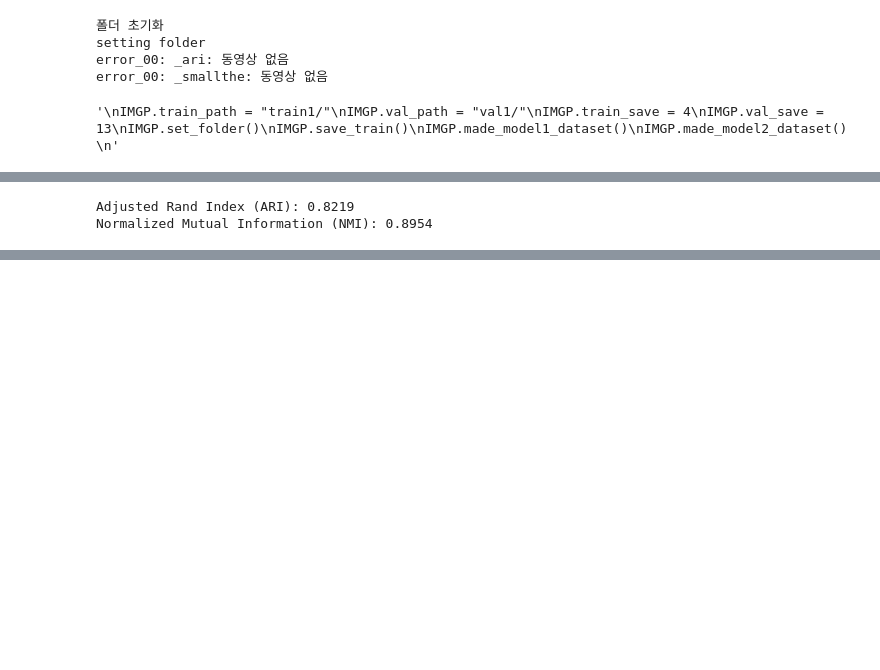
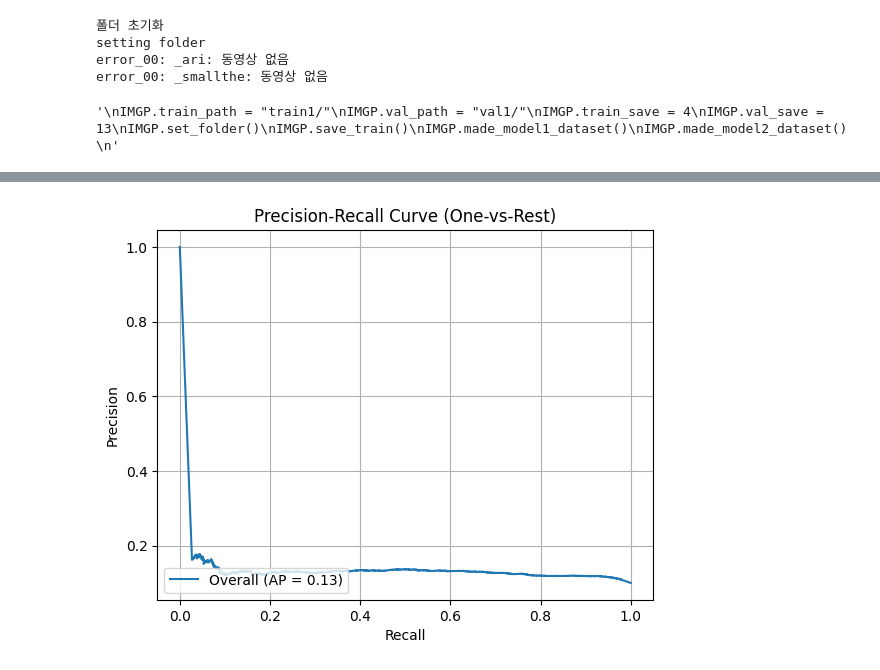
Before and after one commit to unluckid/model, a Jupyter notebook: tunning.ipynb, the cells around one changed output, grey strips where cells are left out. Cells and saved outputs as stored; diff of their text form; code cells hidden in the pictures; blank space fills up the shorter version.

```diff
--- a/tunning.ipynb
+++ b/tunning.ipynb
@@ -331,15 +322,31 @@ plt.show()
-# %%
-from sklearn.metrics import adjusted_rand_score, normalized_mutual_info_score
-
-# 실제 라벨과 클러스터 라벨
-true_labels = np.argmax(labels, axis=1)
-
-# ARI & NMI 계산
-ari = adjusted_rand_score(true_labels, clusters)
-nmi = normalized_mutual_info_score(true_labels, clusters)
-
-print(f"Adjusted Rand Index (ARI): {ari:.4f}")
-print(f"Normalized Mutual Information (NMI): {nmi:.4f}")
-# %% [output]
-Adjusted Rand Index (ARI): 0.8219
-Normalized Mutual Information (NMI): 0.8954
+# %%
+y_true = val_generator.classes  # 실제 클래스 라벨
+
+# 예측 확률 계산 (전체 검증 데이터에 대해 예측)
+y_scores = model2.predict(val_generator)
+
+# y_true와 y_scores의 길이 확인
+print(f"y_true: {len(y_true)}, y_scores: {y_scores.shape[0]}")
+
+# 각 클래스를 하나로 통합하여 One-vs-Rest 방식으로 precision-recall curve 계산
+# 각 샘플에 대해 가장 높은 예측 확률을 갖는 클래스 선택
+y_true_one_hot = np.zeros_like(y_scores)
+y_true_one_hot[np.arange(len(y_true)), y_true] = 1  # 실제 클래스 라벨을 One-hot 형식으로 변환
+
+# precision-recall curve 계산
+precision, recall, _ = precision_recall_curve(y_true_one_hot.ravel(), y_scores.ravel())
+
+# 평균 정밀도 (Average Precision) 계산
+average_precision = average_precision_score(y_true_one_hot.ravel(), y_scores.ravel())
+
+# Precision-Recall Curve 그리기
+plt.plot(recall, precision, label=f'Overall (AP = {average_precision:.2f})')
+
+# 그래프 설정
+plt.xlabel('Recall')
+plt.ylabel('Precision')
+plt.title('Precision-Recall Curve (One-vs-Rest)')
+plt.legend(loc='lower left')
+plt.grid(True)
+plt.show()
+# %% [output]
@@ -345,0 +355 @@ Normalized Mutual Information (NMI): 0.8954
+[figure, added]
```
Also changed, not shown: parts of 7 cells of this notebook.
